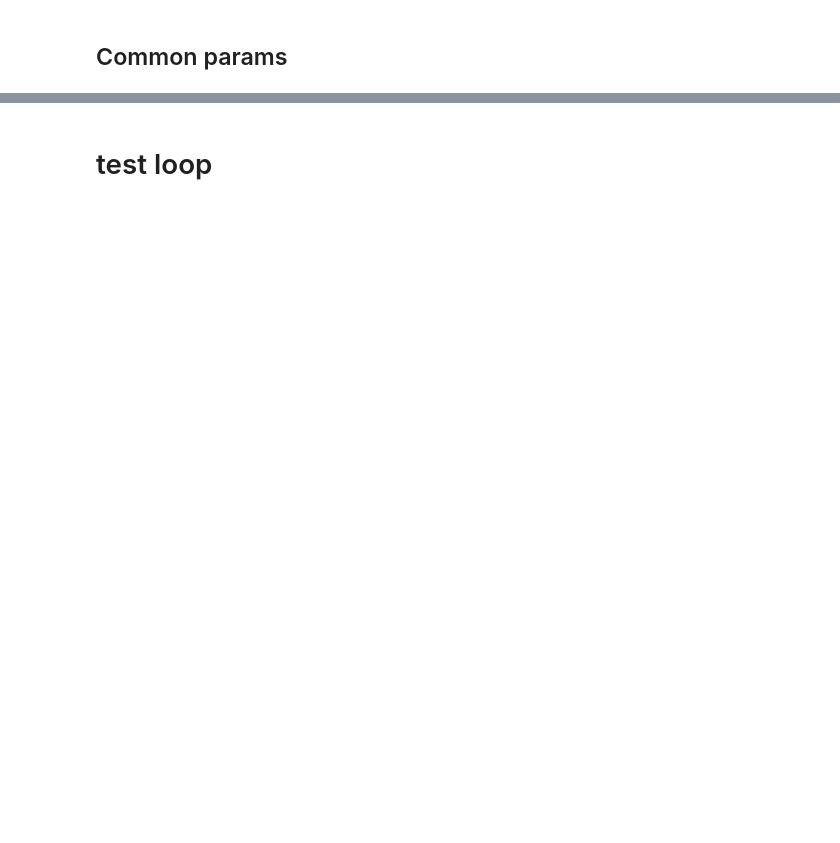
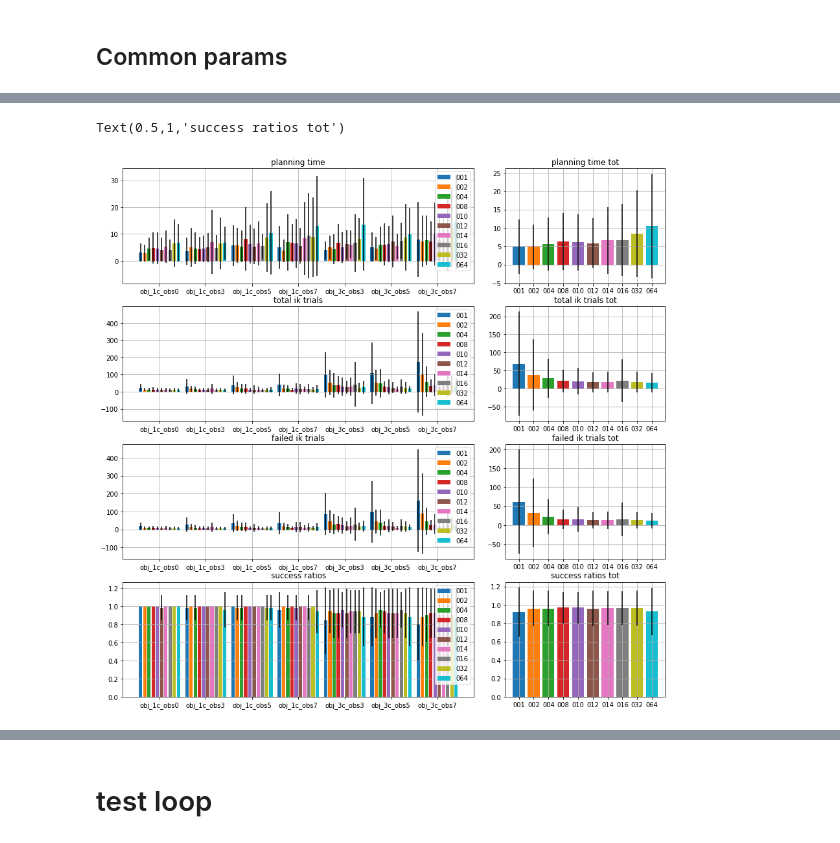
Before and after one commit to rnb-disinfection/rnb-planning, a Jupyter notebook: src/scripts/developing/pddlstream/[TEST] PDDLStream-test-samples-iktime-analysis.ipynb, the cells around one changed output, grey strips where cells are left out. Cells and saved outputs as stored; diff of their text form; code cells hidden in the pictures; blank space fills up the shorter version.

```diff
--- a/src/scripts/developing/pddlstream/[TEST] PDDLStream-test-samples-iktime-analysis.ipynb
+++ b/src/scripts/developing/pddlstream/[TEST] PDDLStream-test-samples-iktime-analysis.ipynb
@@ -28,7 +28,7 @@ DAT_ROOT = "stowing-deep"
 TEST_DATA_PATH = os.path.join(DATA_PATH, DAT_ROOT)
 try_mkdir(TEST_DATA_PATH)
 
-IK_NUMS = [1,2,4,8,16,32,64]
+IK_NUMS = [1,2,4,8, 10, 12, 14, 16,32,64]
 RESULT_PATHS = []
 for ik_num in IK_NUMS:
     RES_ROOT = "stowing-deep-result-new-lcheck-mvik{}".format(ik_num)
@@ -114,0 +119,17 @@ common_args = [
+# %%
+try:
+    resdat_all_accum = defaultdict(dict)
+    CHECKERS = []
+    for ik_num in IK_NUMS:
+        resdat_all, res_dict_all = print_results(RES_ROOT="stowing-deep-result-new-lcheck-mvik{}".format(ik_num),
+                                                 RTYPE="panda",
+                                                 DAT_DIR='20210917-113211',
+                                                 CNAMES_EXCLUDE=[], read_only=True
+                                                )
+        cname_cur = "{:03}".format(ik_num)
+        CHECKERS.append(cname_cur)
+        for key in resdat_all.keys():
+            resdat_all_accum[key][cname_cur]=resdat_all[key]["None"]
+except Exception as e:
+    TextColors.RED.println("ERROR: "+str(e))
+    TextColors.RED.println('If you have not run the test script on this computer yet, please run "test loop" section below')
@@ -114,0 +154,34 @@ common_args = [
+# %%
+plt.figure(figsize=(15,15))
+
+plt.subplot(4,3,(1, 2))
+_ = plot_log(resdat_all_accum, keys=["plan_time"], CHECKERS=CHECKERS)
+plt.title("planning time")
+plt.subplot(4,3,3)
+time_dict = plot_log(resdat_all_accum, keys=["plan_time"], CHECKERS=CHECKERS, average_all=True)
+plt.title("planning time tot")
+
+plt.subplot(4,3,(4, 5))
+_ = plot_log(resdat_all_accum, keys=["IK_tot"], CHECKERS=CHECKERS)
+plt.title("total ik trials")
+plt.subplot(4,3,6)
+_ = plot_log(resdat_all_accum, keys=["IK_tot"], CHECKERS=CHECKERS, average_all=True)
+plt.title("total ik trials tot")
+
+plt.subplot(4,3,(7, 8))
+_ = plot_log(resdat_all_accum, keys=["failed_IKs"], CHECKERS=CHECKERS)
+plt.title("failed ik trials")
+plt.subplot(4,3,9)
+_ = plot_log(resdat_all_accum, keys=["failed_IKs"], CHECKERS=CHECKERS, average_all=True)
+plt.title("failed ik trials tot")
+
+plt.subplot(4,3,(10, 11))
+succ_dict = extract_values(resdat_all_accum, ["success"])
+_ = grouped_bar(succ_dict)
+plt.title("success ratios")
+plt.subplot(4,3,12)
+_ = grouped_bar(succ_dict, average_all=True)
+plt.title("success ratios tot")
+# %% [output]
+Text(0.5,1,'success ratios tot')
+[figure, added]
```
Also changed, not shown: parts of 11 cells of this notebook, 3 other files.
